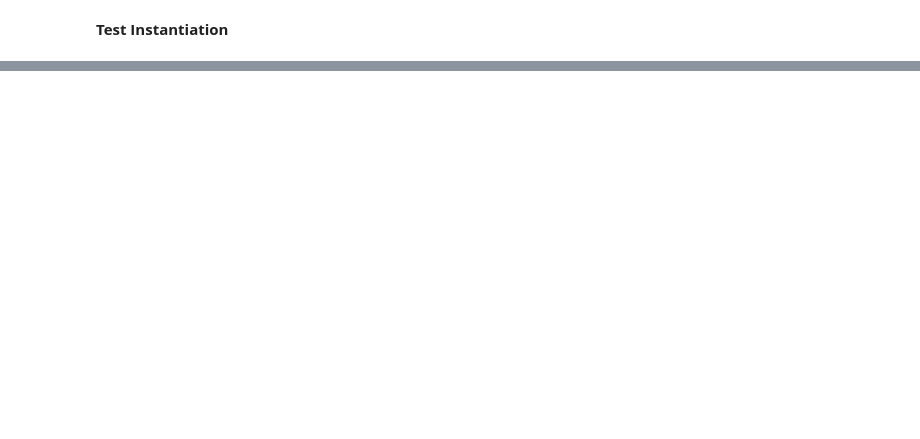
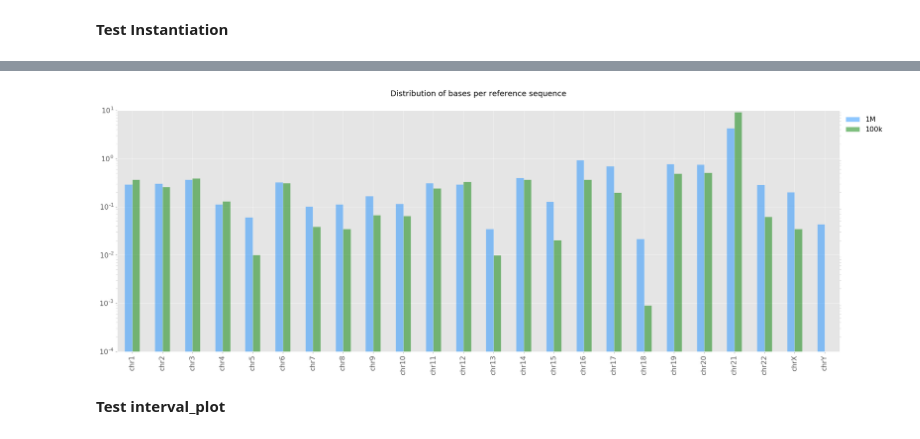
Before and after one commit to a-slide/JupyterGenoViewer, a Jupyter notebook: JGV/JGV_Test_Notebook.ipynb, the cells around one changed output, grey strips where cells are left out. Drawn from its saved outputs; the diff is of its cells as text; code cells hidden in the pictures; blank space fills up the shorter version.

Commit message:
test JGV main class ongoing

```diff
--- a/JGV/JGV_Test_Notebook.ipynb
+++ b/JGV/JGV_Test_Notebook.ipynb
@@ -972,0 +998,14 @@ Filter and sort the coverage results by position
+# %%
+# Create fast instances of IGV
+fp = "../dl_test_data/GRCh38_primary.tsv"
+l = ['chr1', 'chr2', 'chr3', 'chr4', 'chr5', 'chr6', 'chr7', 'chr8', 'chr9', 'chr10', 'chr11', 'chr12', 'chr13', 'chr14', 'chr15', 'chr16', 'chr17', 'chr18', 'chr19', 'chr20', 'chr21', 'chr22', 'chrX', 'chrY', 'chrM']
+
+# JGV object with 2 annotations and 2 alignment tracks
+j = JGV(fp=fp, ref_list=l)
+j.add_annotation("../dl_test_data/FANTOM_5_all_lncRNA.gtf.gz")
+j.add_annotation("../dl_test_data/gencode_v25_lncRNA.gff3.gz")
+j.add_alignment("../dl_test_data/1M.bed.gz")
+j.add_alignment("../dl_test_data/100k.bed.gz")
+
+# Empty JGV object
+j2 = JGV(fp=fp, ref_list=l)
@@ -972,0 +1033,16 @@ Filter and sort the coverage results by position
+# %%
+r = j.refid_coverage_plot(
+    norm_depth = True,
+    norm_len =  True,
+    plot_style="ggplot",
+    figwidth = 30,
+    figheight = 10,
+    log = True,
+    ref_list = ['chr1', 'chr2', 'chr3', 'chr4', 'chr5', 'chr6', 'chr7', 'chr8', 'chr9', 'chr10', 'chr11', 'chr12', 'chr13', 'chr14', 'chr15', 'chr16', 'chr17', 'chr18', 'chr19', 'chr20', 'chr21', 'chr22', 'chrX', 'chrY'],
+    color=("dodgerblue", "green"),
+    alpha=0.5,
+    fontsize=16)
+# %% [output]
+[figure, added]
+# %% [markdown]
+**Test interval_plot**
```
Also changed, not shown: parts of 26 cells of this notebook, 4 other files.
